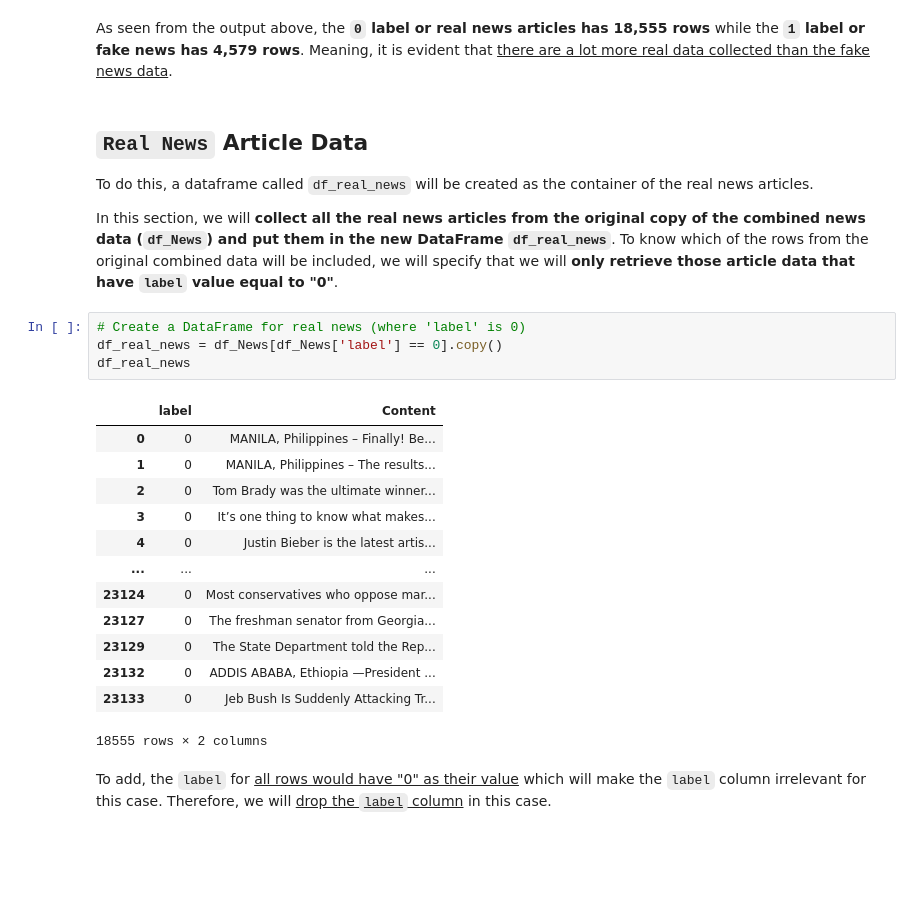
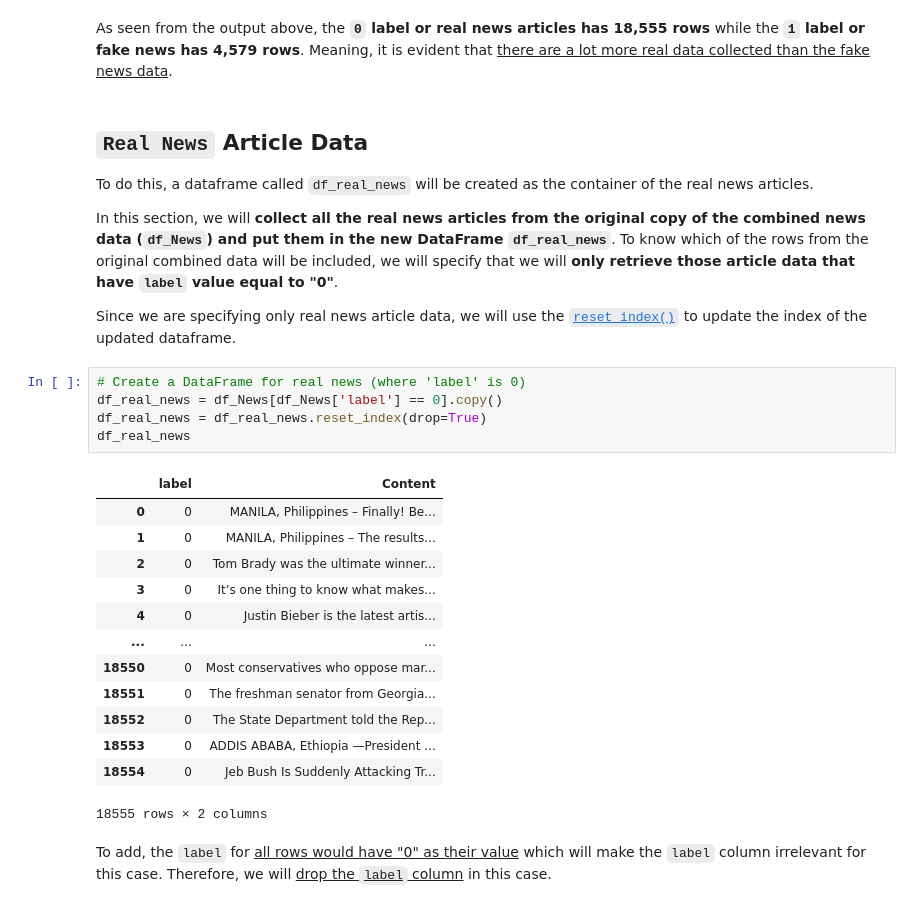
Before and after one commit to francheska-vicente/data102-fake-news, a Jupyter notebook: main-Copy1.ipynb, the cells around one changed output. Drawn from its saved outputs; the diff is of its cells as text; blank space fills up the shorter version.

```diff
--- a/main-Copy1.ipynb
+++ b/main-Copy1.ipynb
@@ -1212,23 +1220,26 @@ As seen from the output above, the **`0` label or real news articles has 18,555
 To do this, a dataframe called `df_real_news` will be created as the container of the real news articles.
 
 In this section, we will **collect all the real news articles from the original copy of the combined news data (`df_News`) and put them in the new DataFrame `df_real_news`**. To know which of the rows from the original combined data will be included, we will specify that we will **only retrieve those article data that have `label` value equal to "0"**.
+
+Since we are specifying only real news article data, we will use the [`reset_index()`](https://pandas.pydata.org/docs/reference/api/pandas.DataFrame.reset_index.html) to update the index of the updated dataframe.
 # %%
 # Create a DataFrame for real news (where 'label' is 0)
 df_real_news = df_News[df_News['label'] == 0].copy()
+df_real_news = df_real_news.reset_index(drop=True)
 df_real_news
 # %% [output]
 |  | label | Content |
 | 0 | 0 | MANILA, Philippines – Finally! Be... |
 | 1 | 0 | MANILA, Philippines – The results... |
 | 2 | 0 | Tom Brady was the ultimate winner... |
 | 3 | 0 | It’s one thing to know what makes... |
 | 4 | 0 | Justin Bieber is the latest artis... |
 | ... | ... | ... |
-| 23124 | 0 | Most conservatives who oppose mar... |
-| 23127 | 0 | The freshman senator from Georgia... |
-| 23129 | 0 | The State Department told the Rep... |
-| 23132 | 0 | ADDIS ABABA, Ethiopia —President ... |
-| 23133 | 0 | Jeb Bush Is Suddenly Attacking Tr... |
+| 18550 | 0 | Most conservatives who oppose mar... |
+| 18551 | 0 | The freshman senator from Georgia... |
+| 18552 | 0 | The State Department told the Rep... |
+| 18553 | 0 | ADDIS ABABA, Ethiopia —President ... |
+| 18554 | 0 | Jeb Bush Is Suddenly Attacking Tr... |
 18555 rows × 2 columns
 # %% [markdown]
 To add, the `label` for <u>all rows would have "0" as their value</u> which will make the `label` column irrelevant for this case. Therefore, we will <u>drop the `label` column</u> in this case.
```
Also changed, not shown: parts of 11 cells of this notebook.
